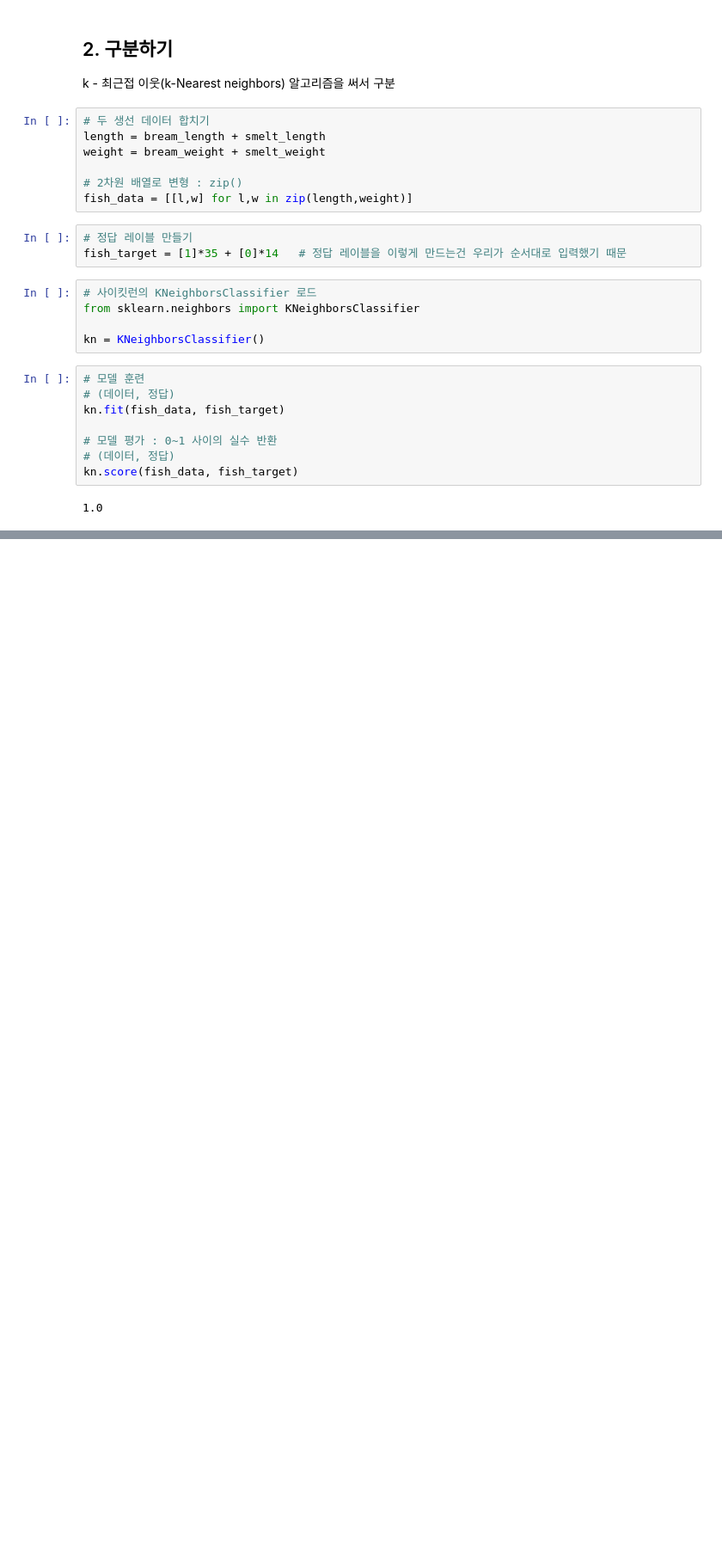
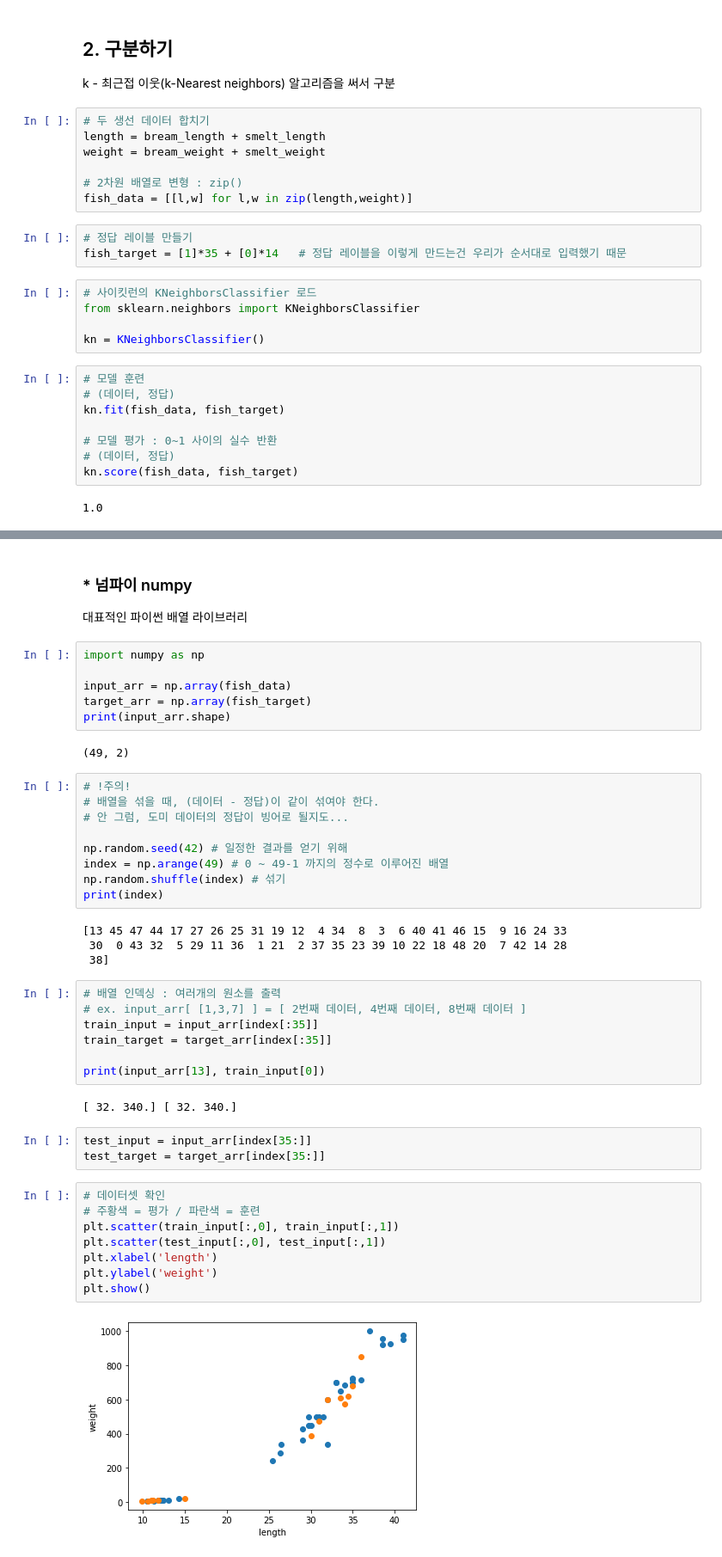
Before and after one commit to kug4586/I_m_learing_ML, a Jupyter notebook: BreamandSmelt.ipynb, the cells around one changed output, grey strips where cells are left out. Shown: that part at 86% size. Saved outputs shown, nothing was run; the diff lists cells and outputs as text; blank space fills up the shorter version.

```diff
--- a/BreamandSmelt.ipynb
+++ b/BreamandSmelt.ipynb
@@ -73,0 +125,46 @@ kn.score(fish_data, fish_target)
+# %% [markdown]
+### * 넘파이 numpy
+대표적인 파이썬 배열 라이브러리
+# %%
+import numpy as np
+
+input_arr = np.array(fish_data)
+target_arr = np.array(fish_target)
+print(input_arr.shape)
+# %% [output]
+(49, 2)
+# %%
+# !주의!
+# 배열을 섞을 때, (데이터 - 정답)이 같이 섞여야 한다.
+# 안 그럼, 도미 데이터의 정답이 빙어로 될지도...
+
+np.random.seed(42) # 일정한 결과를 얻기 위해
+index = np.arange(49) # 0 ~ 49-1 까지의 정수로 이루어진 배열
+np.random.shuffle(index) # 섞기
+print(index)
+# %% [output]
+[13 45 47 44 17 27 26 25 31 19 12  4 34  8  3  6 40 41 46 15  9 16 24 33
+ 30  0 43 32  5 29 11 36  1 21  2 37 35 23 39 10 22 18 48 20  7 42 14 28
+ 38]
+# %%
+# 배열 인덱싱 : 여러개의 원소를 출력
+# ex. input_arr[ [1,3,7] ] = [ 2번째 데이터, 4번째 데이터, 8번째 데이터 ]
+train_input = input_arr[index[:35]]
+train_target = target_arr[index[:35]]
+
+print(input_arr[13], train_input[0])
+# %% [output]
+[ 32. 340.] [ 32. 340.]
+# %%
+test_input = input_arr[index[35:]]
+test_target = target_arr[index[35:]]
+# %%
+# 데이터셋 확인
+# 주황색 = 평가 / 파란색 = 훈련
+plt.scatter(train_input[:,0], train_input[:,1])
+plt.scatter(test_input[:,0], test_input[:,1])
+plt.xlabel('length')
+plt.ylabel('weight')
+plt.show()
+# %% [output]
+[figure, added]
```
Also changed, not shown: parts of 12 cells of this notebook.
